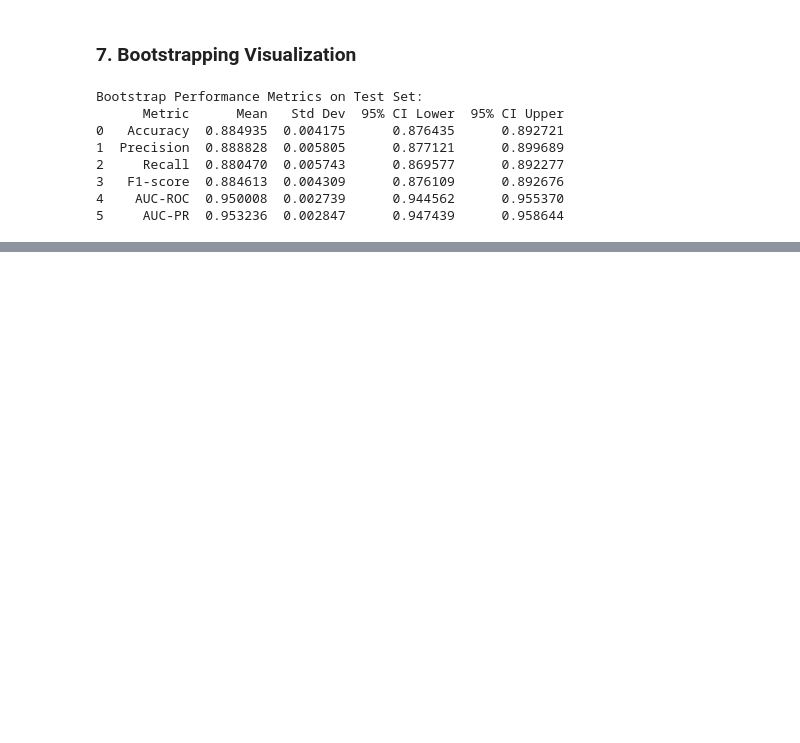
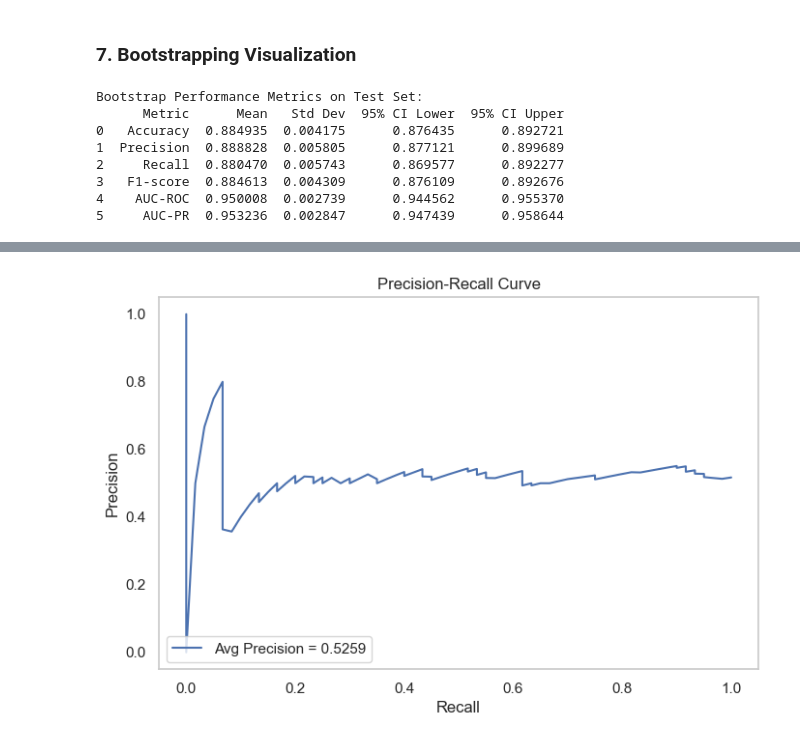
Before and after one commit to rspseshasai/vandalism_detection_osm, a Jupyter notebook: notebooks/visualization_and_analysis_changeset_data.ipynb, the cells around one changed output, grey strips where cells are left out. Cells and saved outputs as stored; diff of their text form; code cells hidden in the pictures; blank space fills up the shorter version.

```diff
--- a/notebooks/visualization_and_analysis_changeset_data.ipynb
+++ b/notebooks/visualization_and_analysis_changeset_data.ipynb
@@ -261,0 +408,17 @@ Bootstrap Performance Metrics on Test Set:
+# %%
+from sklearn.metrics import precision_recall_curve, average_precision_score
+
+# Calculate Precision-Recall Curve
+precision, recall, _ = precision_recall_curve(evaluation_results['y_true'], evaluation_results['y_prob'])
+
+# Plot Precision-Recall Curve
+plt.figure(figsize=(8, 5))
+plt.plot(recall, precision, label=f"Avg Precision = {average_precision_score(evaluation_results['y_true'], evaluation_results['y_prob']):.4f}")
+plt.title("Precision-Recall Curve")
+plt.xlabel("Recall")
+plt.ylabel("Precision")
+plt.legend(loc="lower left")
+plt.grid()
+plt.show()
+# %% [output]
+[figure, added]
```
Also changed, not shown: parts of 17 cells of this notebook, 10 other files.
